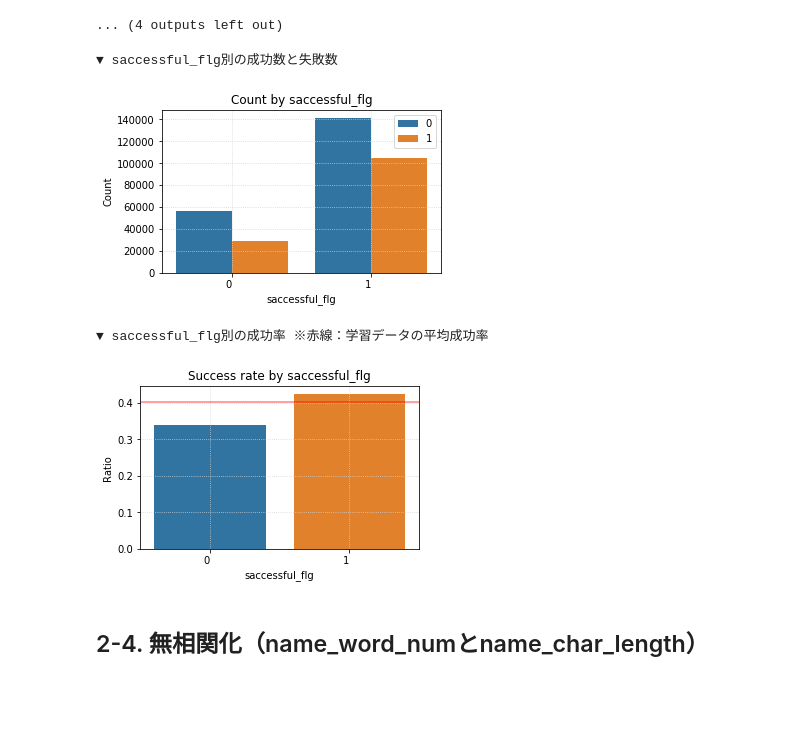
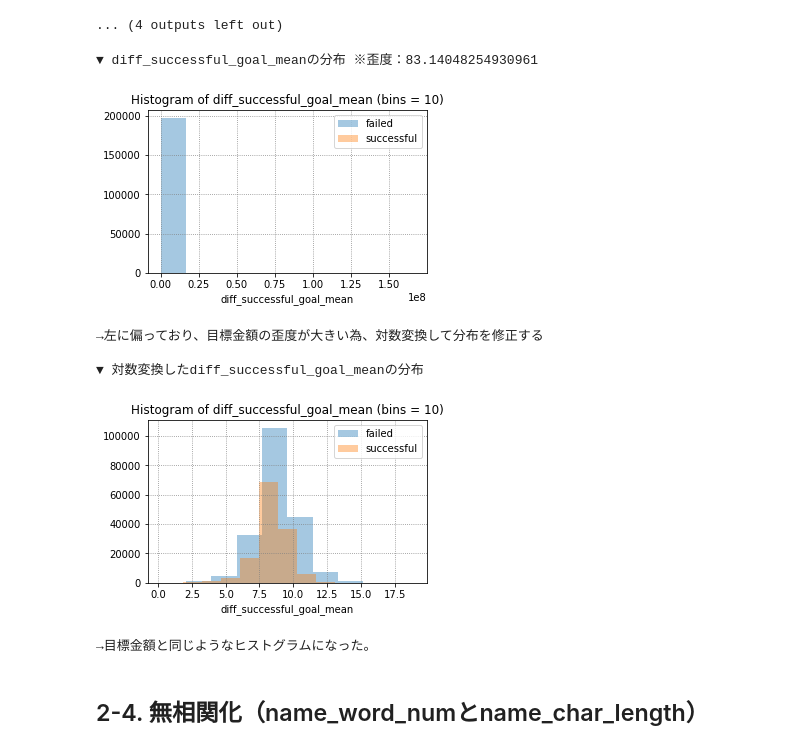
Before and after one commit to arsma12/skillupAI, a Jupyter notebook: Day3_work_長谷川雅代.ipynb, the cells around one changed output. Drawn from its saved outputs; the diff is of its cells as text; code cells hidden in the pictures; blank space fills up the shorter version.

```diff
--- a/Day3_work_長谷川雅代.ipynb
+++ b/Day3_work_長谷川雅代.ipynb
@@ -742,27 +736,29 @@ Name: name_end_char, dtype: int64
 [figure]
 ... (4 outputs left out)
 # %%
-
-# 成功プロジェクトのカテゴリ別の平均目標金額
+# カテゴリ別の成功したプロジェクトの平均目標金額(successful_goal_mean)を算出
 tb1 = df[df['state']==1][['category','usd_goal_real']]
 tb1 = tb1.reset_index(drop=True).rename(columns={"usd_goal_real" : "successful_goal_mean"})
 tb1_sub = tb1.groupby('category').mean()
 df = df.merge(tb1_sub, on = 'category')
+
+# 各プロジェクトの目標金額との絶対値の差額（diff_successful_goal_mean）を算出
 df['diff_successful_goal_mean'] = abs(df.successful_goal_mean - df.usd_goal_real)
 df = df.drop(['successful_goal_mean'], axis=1)
 
-max_diff_goal = max(df['diff_successful_goal_mean'])
-df['diff_goal_rate'] = df['diff_successful_goal_mean'] / max_diff_goal
-df['saccessful_flg'] = np.where((df.period < 35) & (abs(df.diff_goal_rate) < 0.20), 1, 0)
-show_state_count_plot('saccessful_flg',5,3)
-show_successrate_barplot('saccessful_flg',5,3,baseline)
-
-df = df.drop(['diff_goal_rate'], axis=1)
+# グラフで確認
+show_histogram('diff_successful_goal_mean',5,3,10)
+print('→左に偏っており、目標金額の歪度が大きい為、対数変換して分布を修正する')
+show_histogram_log1p('diff_successful_goal_mean',5,3,10)
+print('→目標金額と同じようなヒストグラムになった。')
 # %% [output]
-▼ saccessful_flg別の成功数と失敗数
+▼ diff_successful_goal_meanの分布 ※歪度：83.14048254930961
-[figure, old version]
+[figure, new version]
-▼ saccessful_flg別の成功率 ※赤線：学習データの平均成功率
+→左に偏っており、目標金額の歪度が大きい為、対数変換して分布を修正する
+
+▼ 対数変換したdiff_successful_goal_meanの分布
-[figure, old version]
+[figure, new version]
+→目標金額と同じようなヒストグラムになった。
 # %% [markdown]
 ## 2-4. 無相関化（name_word_numとname_char_length）
 # %%
```
Also changed, not shown: parts of 25 cells of this notebook.
